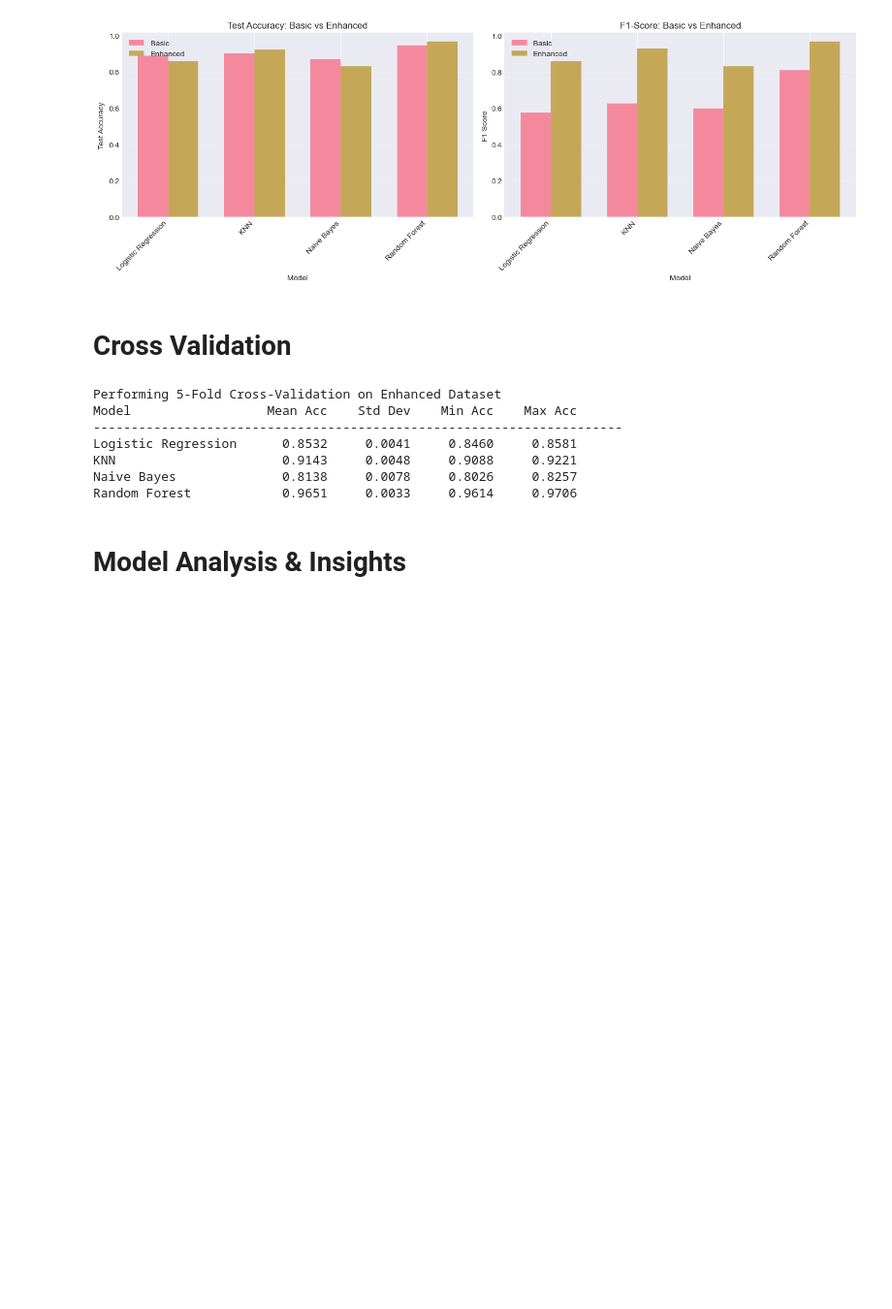
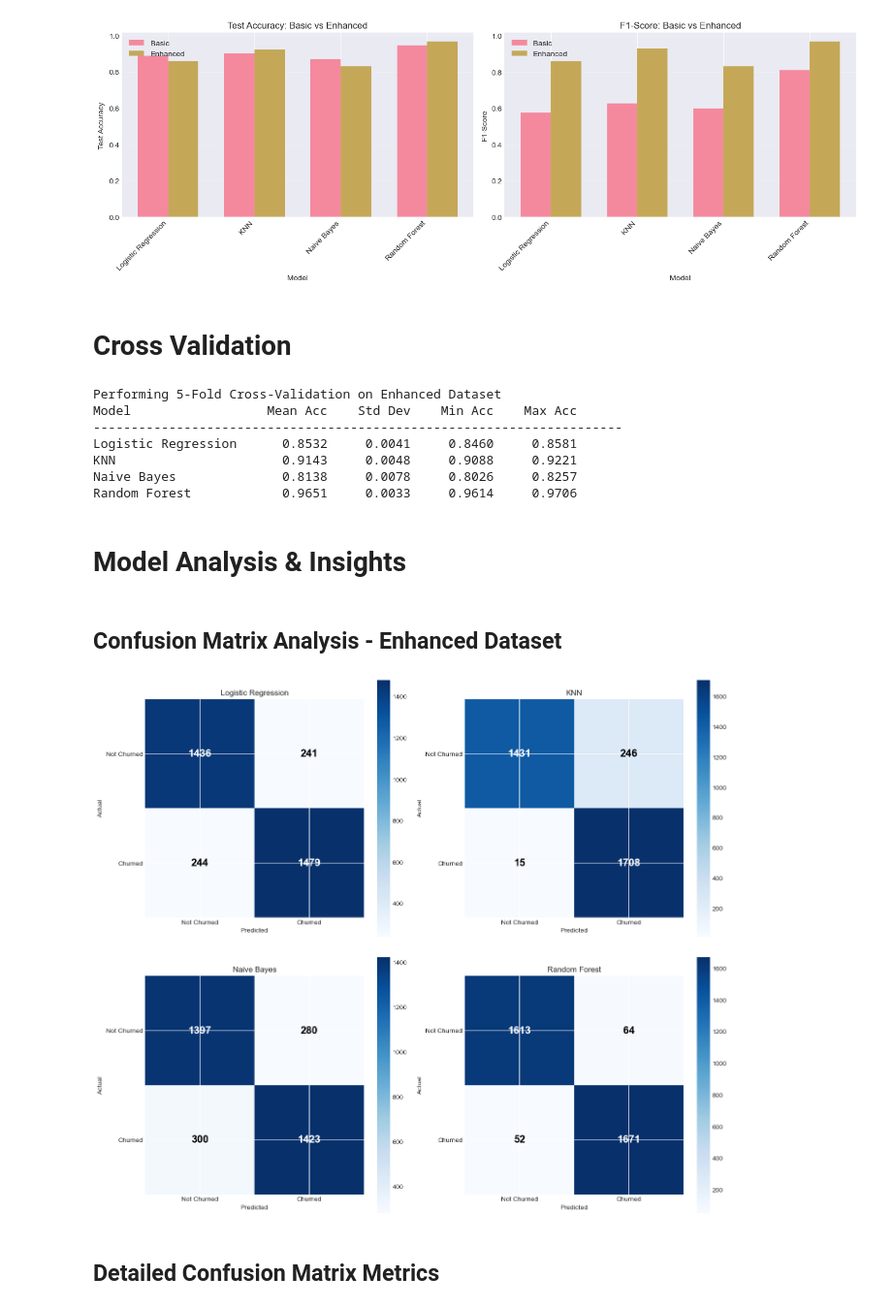
Before and after one commit to chisngyen/HW2_NUMPY_FOR_DATA_SCIENCE, a Jupyter notebook: notebooks/03_modeling.ipynb, the cells around one changed output. Shown at 97% size. Drawn from its saved outputs; the diff is of its cells as text; code cells hidden in the pictures; blank space fills up the shorter version.

```diff
--- a/notebooks/03_modeling.ipynb
+++ b/notebooks/03_modeling.ipynb
@@ -166,28 +166,48 @@ Naive Bayes              0.8138     0.0078     0.8026     0.8257
 Random Forest            0.9651     0.0033     0.9614     0.9706
 # %% [markdown]
 # Model Analysis & Insights
+# %% [markdown]
+## Confusion Matrix Analysis - Enhanced Dataset
+# %%
+trained_models = {}
+predictions = {}
+
+for name, model in get_models().items():
+    model.fit(X_train_e, y_train_e)
+    trained_models[name] = model
+    predictions[name] = model.predict(X_test_e)
 # %%
-def plot_confusion_matrix(y_true, y_pred, title):
-    cm = ModelEvaluator.confusion_matrix(y_true, y_pred, n_classes=2)
+fig, axes = plt.subplots(2, 2, figsize=(14, 12))
+axes = axes.ravel()
 
-    fig, ax = plt.subplots(figsize=(6, 5))
+confusion_matrices = {}
+
+for idx, (name, y_pred) in enumerate(predictions.items()):
+    cm = ModelEvaluator.confusion_matrix(y_test_e, y_pred, n_classes=2)
+    confusion_matrices[name] = cm
+
+    ax = axes[idx]
     im = ax.imshow(cm, interpolation='nearest', cmap='Blues')
-    ax.figure.colorbar(im, ax=ax)
+    plt.colorbar(im, ax=ax)
 
-    ax.set(xticks=np.arange(cm.shape[1]),
-           yticks=np.arange(cm.shape[0]),
+    ax.set(xticks=np.arange(2),
+           yticks=np.arange(2),
            xticklabels=['Not Churned', 'Churned'],
            yticklabels=['Not Churned', 'Churned'],
-           title=title,
+           title=f'{name}',
            ylabel='Actual',
            xlabel='Predicted')
 
-    for i in range(cm.shape[0]):
-        for j in range(cm.shape[1]):
+    for i in range(2):
+        for j in range(2):
             text = ax.text(j, i, cm[i, j],
                           ha="center", va="center",
                           color="white" if cm[i, j] > cm.max() / 2 else "black",
-                          fontsize=20, fontweight='bold')
+                          fontsize=16, fontweight='bold')
 
-    plt.tight_layout()
-    return fig, cm
+plt.tight_layout()
+plt.show()
+# %% [output]
+[figure, added]
+# %% [markdown]
+## Detailed Confusion Matrix Metrics
```
Also changed, not shown: parts of 7 cells of this notebook, 7 other files.
